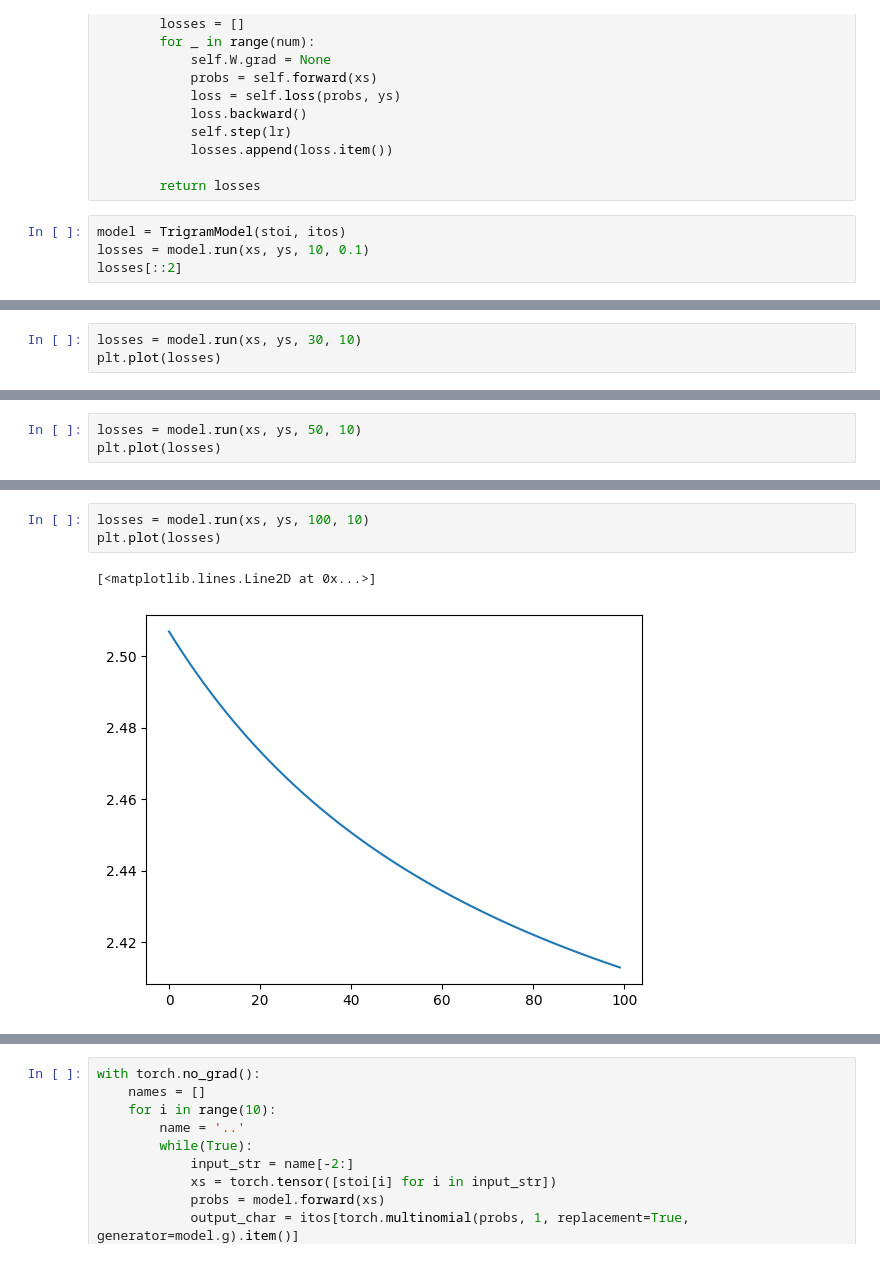
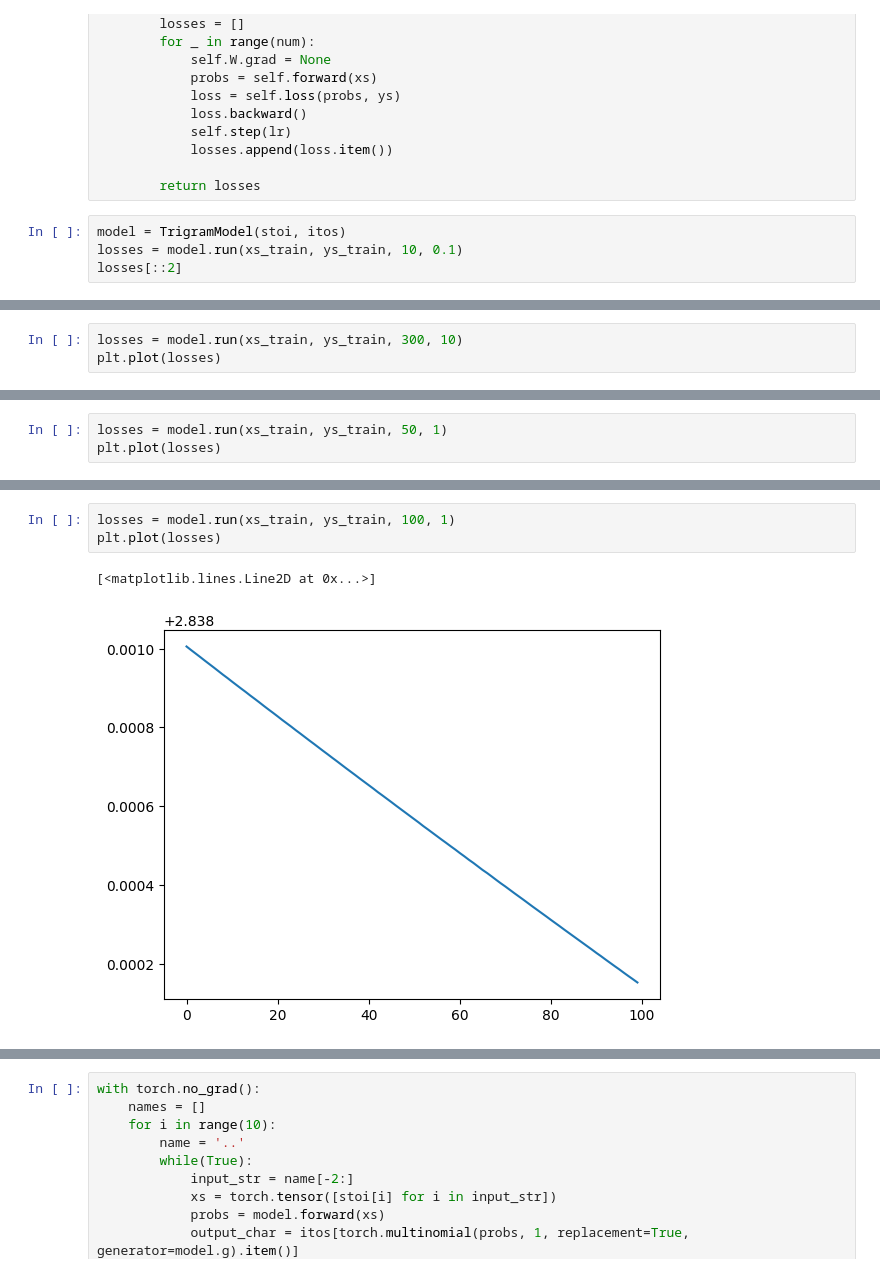
Before and after one commit to sunilch/learning, a Jupyter notebook: andrej/intro_to_lang_model/2_trigram_language_model.ipynb, the cells around one changed output, grey strips where cells are left out. Saved outputs shown, nothing was run; the diff lists cells and outputs as text.

Commit message:
adding dev train splits

```diff
--- a/andrej/intro_to_lang_model/2_trigram_language_model.ipynb
+++ b/andrej/intro_to_lang_model/2_trigram_language_model.ipynb
@@ -105,6 +105,6 @@ class TrigramModel:
         return losses
 # %%
 model = TrigramModel(stoi, itos)
-losses = model.run(xs, ys, 10, 0.1)
+losses = model.run(xs_train, ys_train, 10, 0.1)
 losses[::2]
 # %% [output]
@@ -116,5 +116,5 @@ losses[::2]
 # %%
-losses = model.run(xs, ys, 30, 10)
+losses = model.run(xs_train, ys_train, 300, 10)
 plt.plot(losses)
 # %% [output]
 [<matplotlib.lines.Line2D at 0x...>]
@@ -122,5 +122,5 @@ plt.plot(losses)
 # %%
-losses = model.run(xs, ys, 50, 10)
+losses = model.run(xs_train, ys_train, 50, 1)
 plt.plot(losses)
 # %% [output]
 [<matplotlib.lines.Line2D at 0x...>]
@@ -128,6 +128,6 @@ plt.plot(losses)
 # %%
-losses = model.run(xs, ys, 100, 10)
+losses = model.run(xs_train, ys_train, 100, 1)
 plt.plot(losses)
 # %% [output]
 [<matplotlib.lines.Line2D at 0x...>]
-[figure, old version]
+[figure, new version]
```
Also changed, not shown: parts of 10 cells of this notebook, 2 other files.
